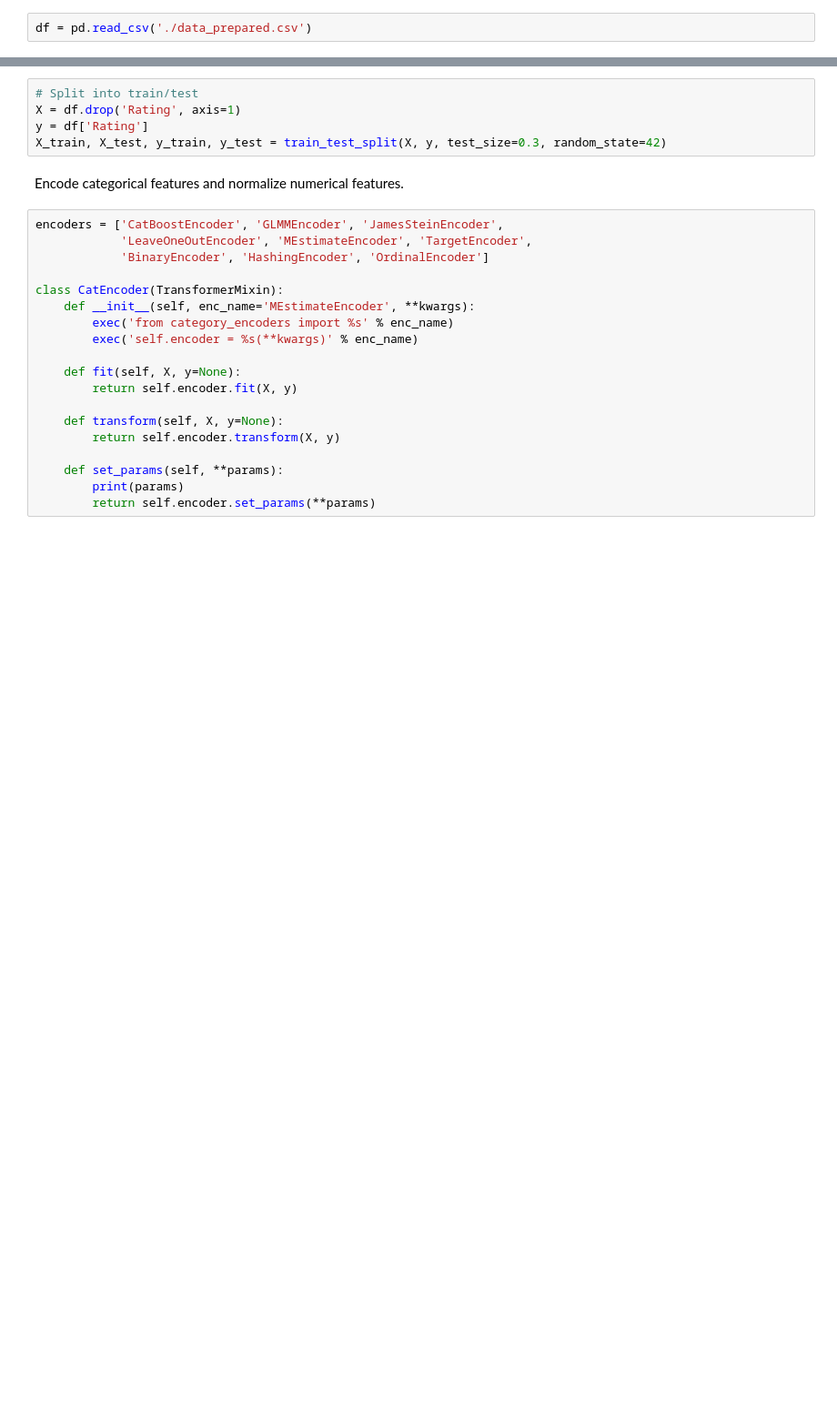
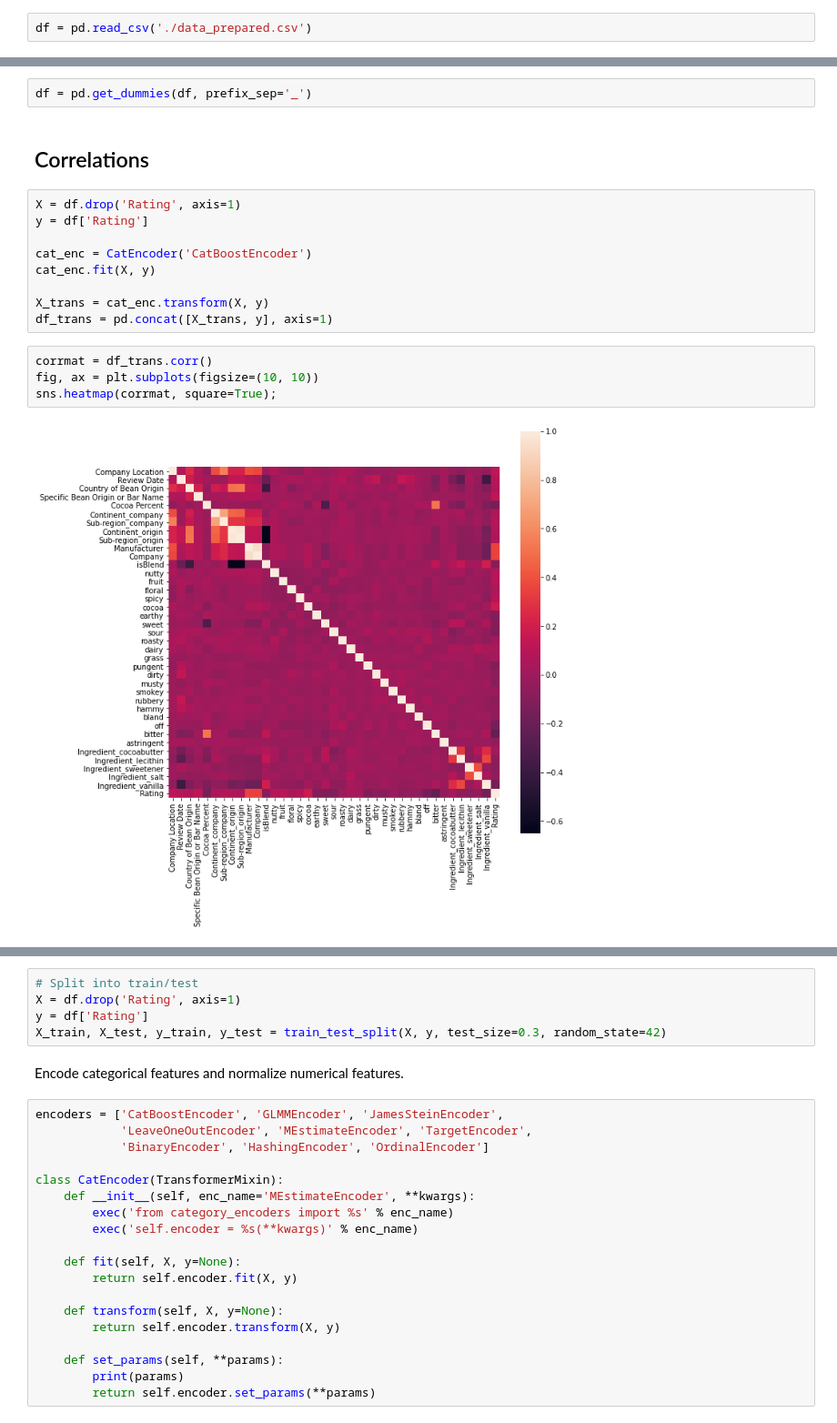
Before and after one commit to SimoneGiovannini/chocolate-rating-project, a Jupyter notebook: models.ipynb, the cells around one changed output, grey strips where cells are left out. Shown at 91% size. Drawn from its saved outputs; the diff is of its cells as text; blank space fills up the shorter version.

```diff
--- a/models.ipynb
+++ b/models.ipynb
@@ -27,0 +51,19 @@ df = pd.read_csv('./data_prepared.csv')
+# %%
+df = pd.get_dummies(df, prefix_sep='_')
+# %% [markdown]
+## Correlations
+# %%
+X = df.drop('Rating', axis=1)
+y = df['Rating']
+
+cat_enc = CatEncoder('CatBoostEncoder')
+cat_enc.fit(X, y)
+
+X_trans = cat_enc.transform(X, y)
+df_trans = pd.concat([X_trans, y], axis=1)
+# %%
+corrmat = df_trans.corr()
+fig, ax = plt.subplots(figsize=(10, 10))
+sns.heatmap(corrmat, square=True);
+# %% [output]
+[figure, added]
```
Also changed, not shown: parts of 23 cells of this notebook, 1 other file.
